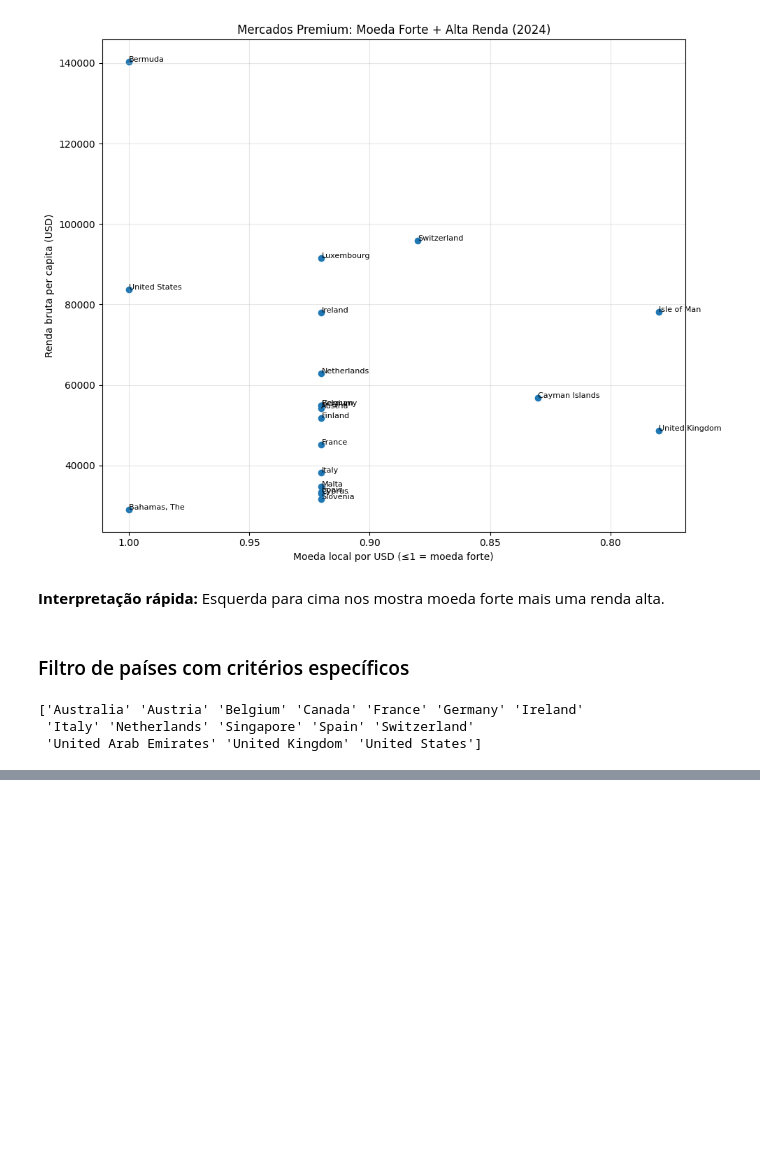
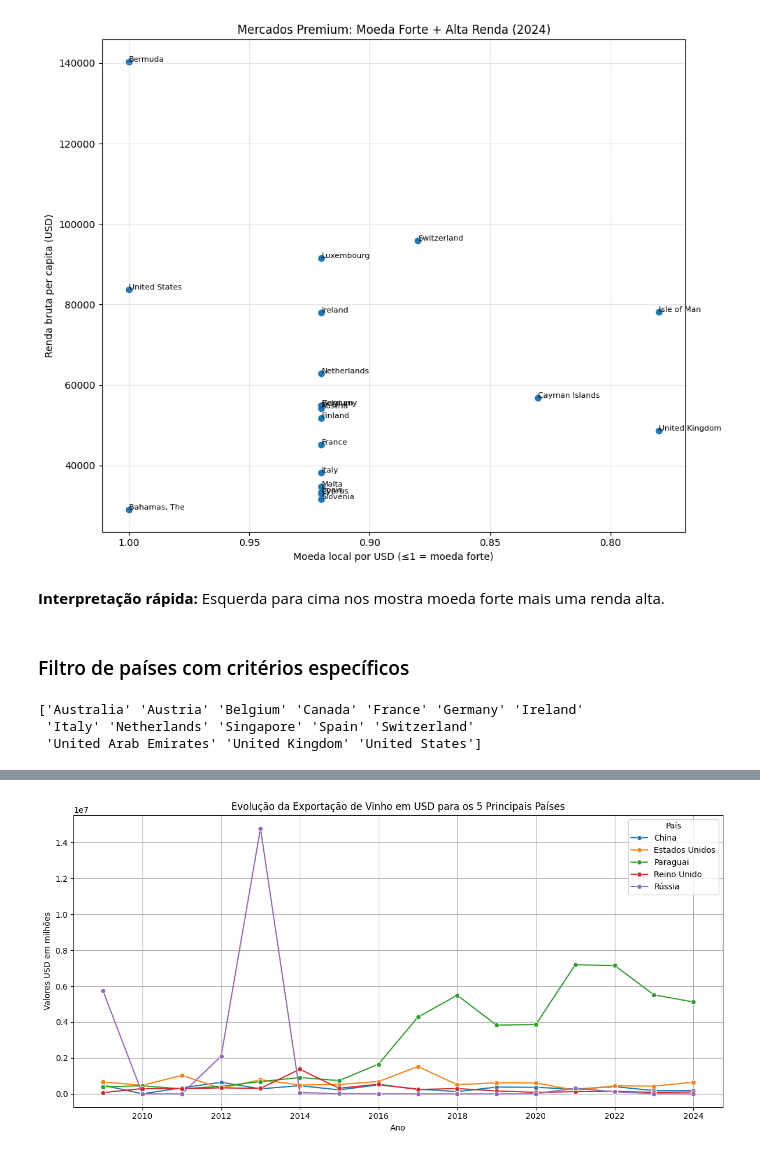
Before and after one commit to AndBalbino/TechChallengerFiap_EconomicosAnalise, a Jupyter notebook: AnaliseSimplesDadosEconomicos.ipynb, the cells around one changed output, grey strips where cells are left out. Cells and saved outputs as stored; diff of their text form; code cells hidden in the pictures; blank space fills up the shorter version.

```diff
--- a/AnaliseSimplesDadosEconomicos.ipynb
+++ b/AnaliseSimplesDadosEconomicos.ipynb
@@ -813,0 +1090,25 @@ print(paises_estrategicos)
+# %%
+df_expoVinho['Ano'] = df_expoVinho['Ano'].astype(int)
+df_expoVinho['Quantidade'] = df_expoVinho['Quantidade'].astype(float)
+
+# Top 5 países por quantidade total
+top5_valor = df_expoVinho.groupby('País')['Valor (USD)'].sum().sort_values(ascending=False).head(5).index
+
+# Filtrar apenas esses países
+df_top5_valor = df_expoVinho[df_expoVinho['País'].isin(top5_valor)]
+
+# Agrupar por ano e país
+df_evolucao_valor = df_top5_valor.groupby(['Ano', 'País'])['Valor (USD)'].sum().reset_index()
+
+# Plotar gráfico
+plt.figure(figsize=(12, 6))
+sns.lineplot(data=df_evolucao_valor, x='Ano', y='Valor (USD)', hue='País', marker='o')
+plt.title('Evolução da Exportação de Vinho em USD para os 5 Principais Países')
+plt.xlabel('Ano')
+plt.ylabel('Valores USD em milhões')
+plt.grid(True)
+plt.tight_layout()
+plt.legend(title='País')
+plt.show()
+# %% [output]
+[figure, added]
```
Also changed, not shown: parts of 22 cells of this notebook.
